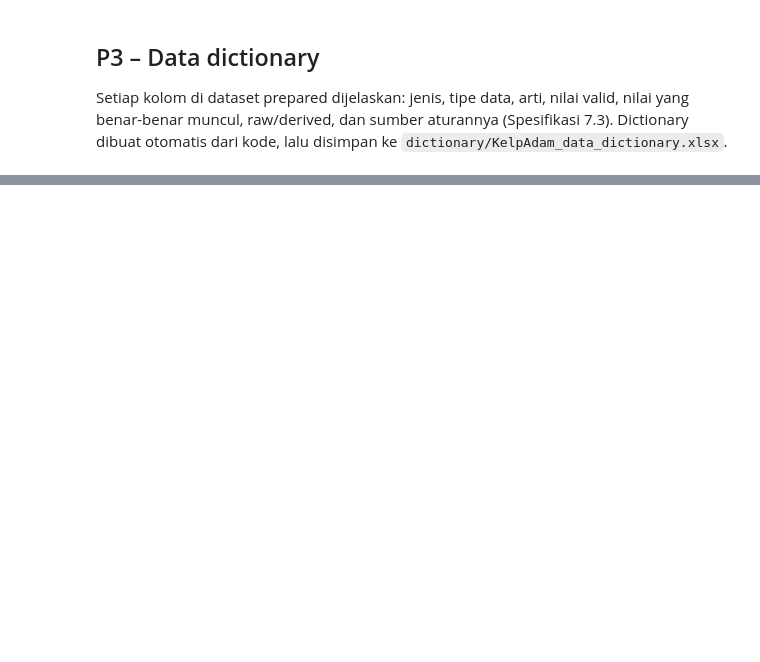
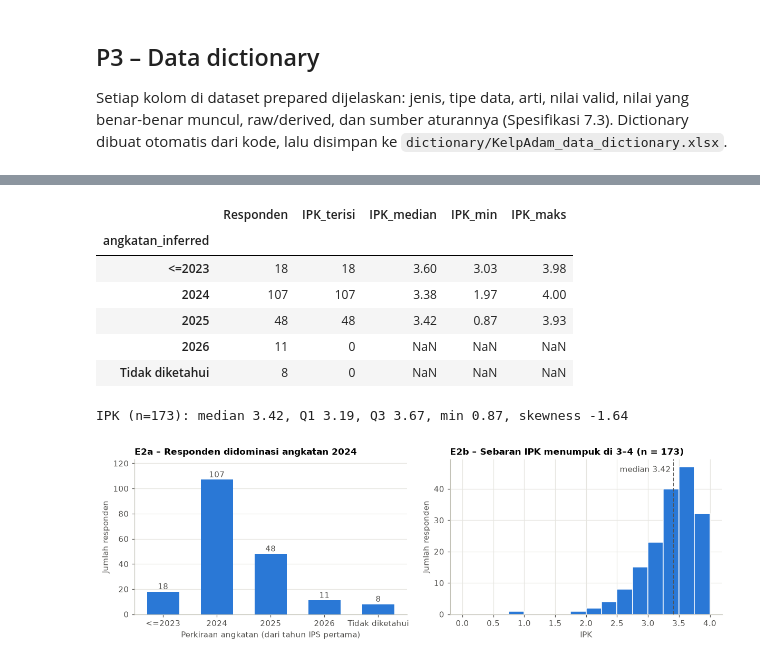
Before and after one commit to edwardchristi4n/machine_learning_exam, a Jupyter notebook: notebook/KelpAdam_UTS_DataPreparation_EDA.ipynb, the cells around one changed output, grey strips where cells are left out. Saved outputs shown, nothing was run; the diff lists cells and outputs as text; code cells hidden in the pictures; blank space fills up the shorter version.

```diff
--- a/notebook/KelpAdam_UTS_DataPreparation_EDA.ipynb
+++ b/notebook/KelpAdam_UTS_DataPreparation_EDA.ipynb
@@ -1673,0 +1753,40 @@ Tersimpan: dictionary/KelpAdam_data_dictionary.xlsx -> 161 kolom terdokumentasi
+# %%
+URUTAN_ANGKATAN = ["<=2023", "2024", "2025", "2026", "Tidak diketahui"]
+angk = eda["angkatan_inferred"].value_counts().reindex(URUTAN_ANGKATAN)
+ipk = eda["IPK"].dropna()
+
+# 1) Ringkasan angka
+display(eda.groupby("angkatan_inferred")["IPK"]
+        .agg(Responden="size", IPK_terisi="count", IPK_median="median", IPK_min="min", IPK_maks="max")
+        .reindex(URUTAN_ANGKATAN).round(2))
+print(f"IPK (n={len(ipk)}): median {ipk.median():.2f}, Q1 {ipk.quantile(.25):.2f}, Q3 {ipk.quantile(.75):.2f}, "
+      f"min {ipk.min():.2f}, skewness {ipk.skew():.2f}")
+
+# 2) Grafik: kiri = jumlah per angkatan, kanan = sebaran IPK
+fig, (ax1, ax2) = plt.subplots(1, 2, figsize=(11, 3.6))
+ax1.bar(angk.index, angk.values, color=BIRU, width=0.6)
+for xi, v in enumerate(angk.values):
+    ax1.text(xi, v + 2, str(v), ha="center", color=TEKS)
+ax1.set_ylim(0, angk.max() * 1.15)
+ax1.set_ylabel("Jumlah responden")
+ax1.set_xlabel("Perkiraan angkatan (dari tahun IPS pertama)")
+ax1.grid(axis="x", visible=False)
+ax1.set_title("E2a – Responden didominasi angkatan 2024")
+
+ax2.hist(ipk, bins=[i / 4 for i in range(0, 17)], color=BIRU, edgecolor="white", linewidth=1)
+ax2.axvline(ipk.median(), color=TEKS, linestyle="--", linewidth=1.2)
+ax2.text(ipk.median() - 0.05, ax2.get_ylim()[1] * 0.92, f"median {ipk.median():.2f}", ha="right", color=TEKS)
+ax2.set_xlabel("IPK")
+ax2.set_ylabel("Jumlah responden")
+ax2.set_title(f"E2b – Sebaran IPK menumpuk di 3–4 (n = {len(ipk)})")
+simpan(fig, "E2_konteks_angkatan_ipk")
+# %% [output]
+|  | Responden | IPK_terisi | IPK_median | IPK_min | IPK_maks |
+| angkatan_inferred |  |  |  |  |  |
+| <=2023 | 18 | 18 | 3.60 | 3.03 | 3.98 |
+| 2024 | 107 | 107 | 3.38 | 1.97 | 4.00 |
+| 2025 | 48 | 48 | 3.42 | 0.87 | 3.93 |
+| 2026 | 11 | 0 | NaN | NaN | NaN |
+| Tidak diketahui | 8 | 0 | NaN | NaN | NaN |
+IPK (n=173): median 3.42, Q1 3.19, Q3 3.67, min 0.87, skewness -1.64
+[figure, added]
```
Also changed, not shown: parts of 17 cells of this notebook, 8 other files.
